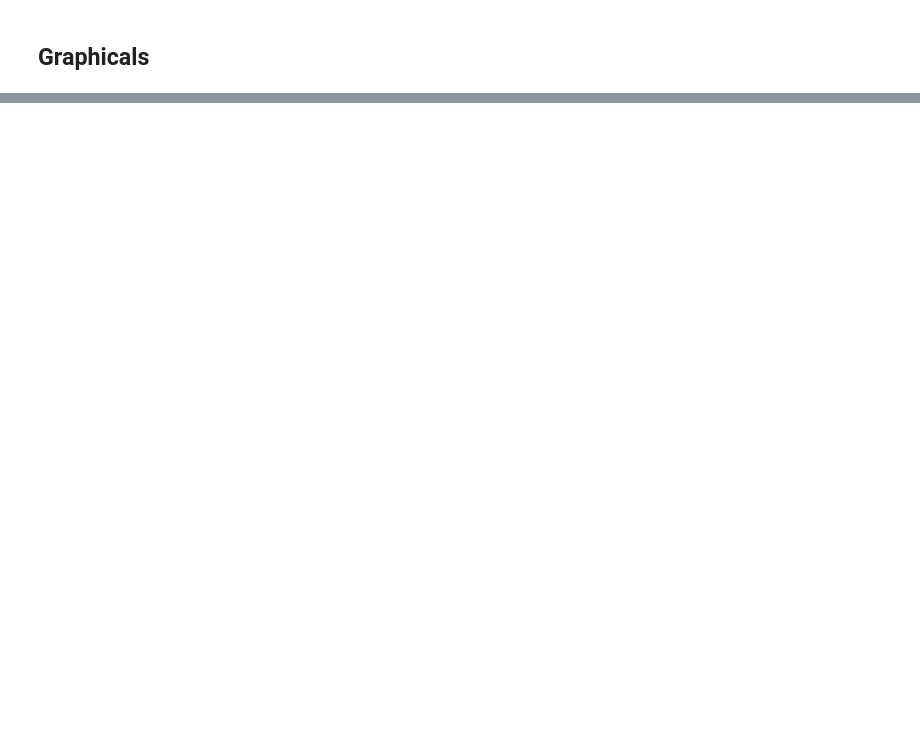
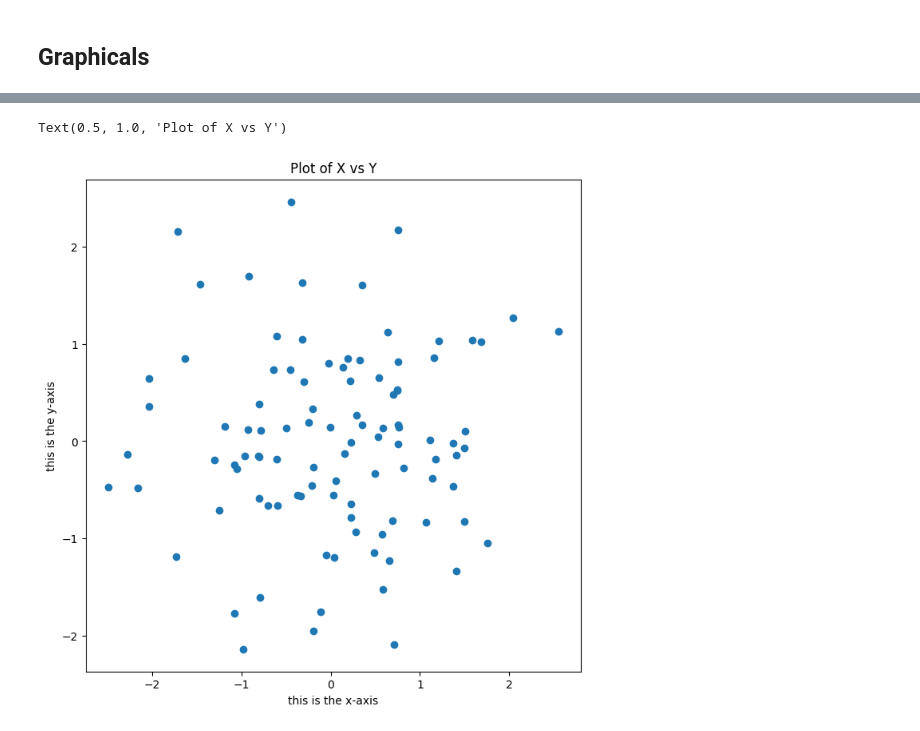
Before and after one commit to iharashuuji/ISLP_learning, a Jupyter notebook: notebooks/second_grammar_python.ipynb, the cells around one changed output, grey strips where cells are left out. Drawn from its saved outputs; the diff is of its cells as text; code cells hidden in the pictures; blank space fills up the shorter version.

```diff
--- a/notebooks/second_grammar_python.ipynb
+++ b/notebooks/second_grammar_python.ipynb
@@ -236,0 +259,11 @@ print(X.mean(0))
+# %%
+# Note; output = subplots(figsize=(8, 8))\nfig = output[0]\nax = output[1] is the same results under code.
+fig, ax = subplots(figsize=(8, 8))
+ax.scatter(x, y, marker='o')
+# You can set the title, x and y axis's name.
+ax.set_xlabel('this is the x-axis')
+ax.set_ylabel('this is the y-axis')
+ax.set_title('Plot of X vs Y')
+# %% [output]
+Text(0.5, 1.0, 'Plot of X vs Y')
+[figure, added]
```
Also changed, not shown: parts of 27 cells of this notebook, 2 other files.
